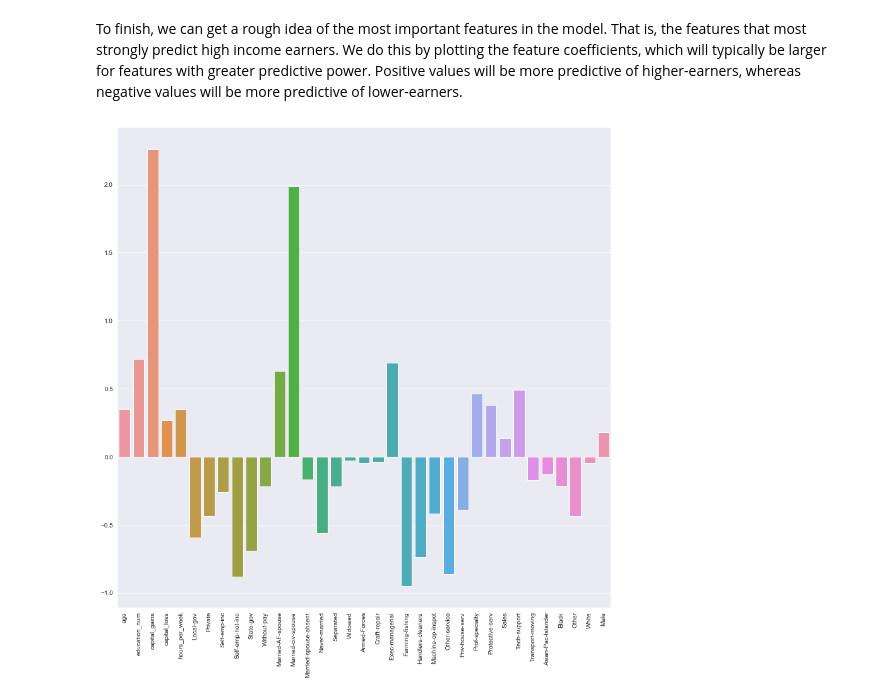
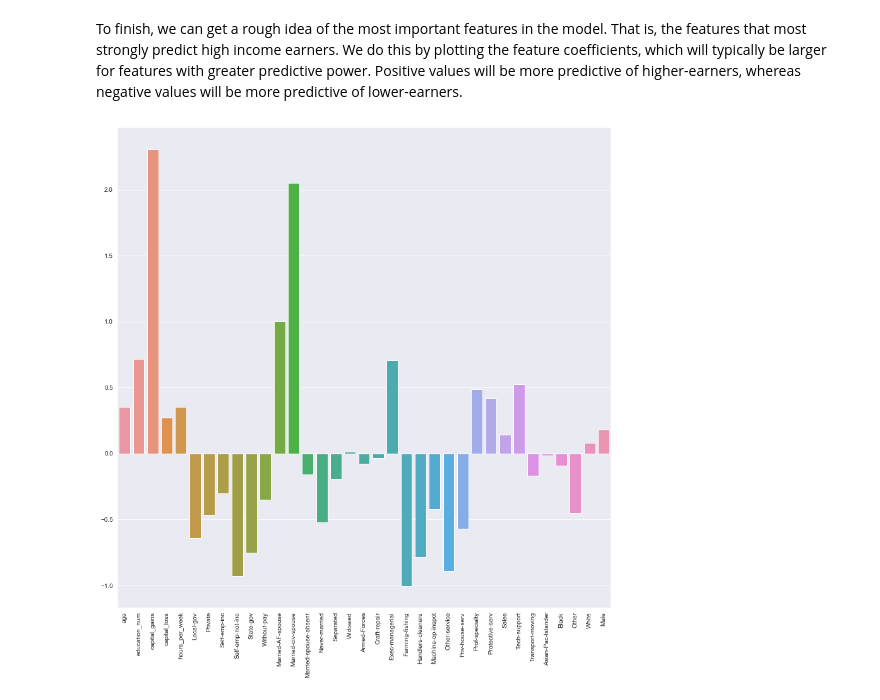
Before and after one commit to Nitram-codes/Supervised-Learning, a Jupyter notebook: Logistic Regression/Logistic Regression Census.ipynb, the cells around one changed output. Saved outputs shown, nothing was run; the diff lists cells and outputs as text; code cells hidden in the pictures.

```diff
--- a/Logistic Regression/Logistic Regression Census.ipynb
+++ b/Logistic Regression/Logistic Regression Census.ipynb
@@ -120,7 +140,7 @@ param_grid = {'C': c_space}
 # perform gridsearch cross-validation
 log_reg_cv = GridSearchCV(log_reg, param_grid, cv = 5)
 # fit to the training data
-log_reg_cv.fit(X_train, y_train)
+log_reg_cv.fit(X_train_final, y_train)
 print('Tuned Logistic Regression Parameter: {}'.format(log_reg_cv.best_params_))
 print('Tuned Logistic Regression Accuracy: {:.2f}'.format(log_reg_cv.best_score_))
 # %% [output]
@@ -177,12 +197,19 @@ plt.show()
 # %% [markdown]
 To finish, we can get a rough idea of the most important features in the model. That is, the features that most strongly predict high income earners. We do this by plotting the feature coefficients, which will typically be larger for features with greater predictive power. Positive values will be more predictive of higher-earners, whereas negative values will be more predictive of lower-earners.
 # %%
+# get numerical data names
+num_data_names = X_train[num_indexes].columns
+# get categorical data names
+cat_data_names = cat_data.columns
+# combine
+all_names = np.append(num_data_names, cat_data_names)
+
 # get coefficients and plot
 coeffs = log_reg_optimal.coef_[0]
 plt.figure(figsize = (14, 14))
 bar_names = X.columns
-sns.barplot(bar_names, coeffs)
+sns.barplot(all_names, coeffs)
 plt.xticks(rotation = 90)
 plt.show()
 # %% [output]
-[figure, old version]
+[figure, new version]
```
Also changed, not shown: parts of 7 cells of this notebook, 1 other file.
